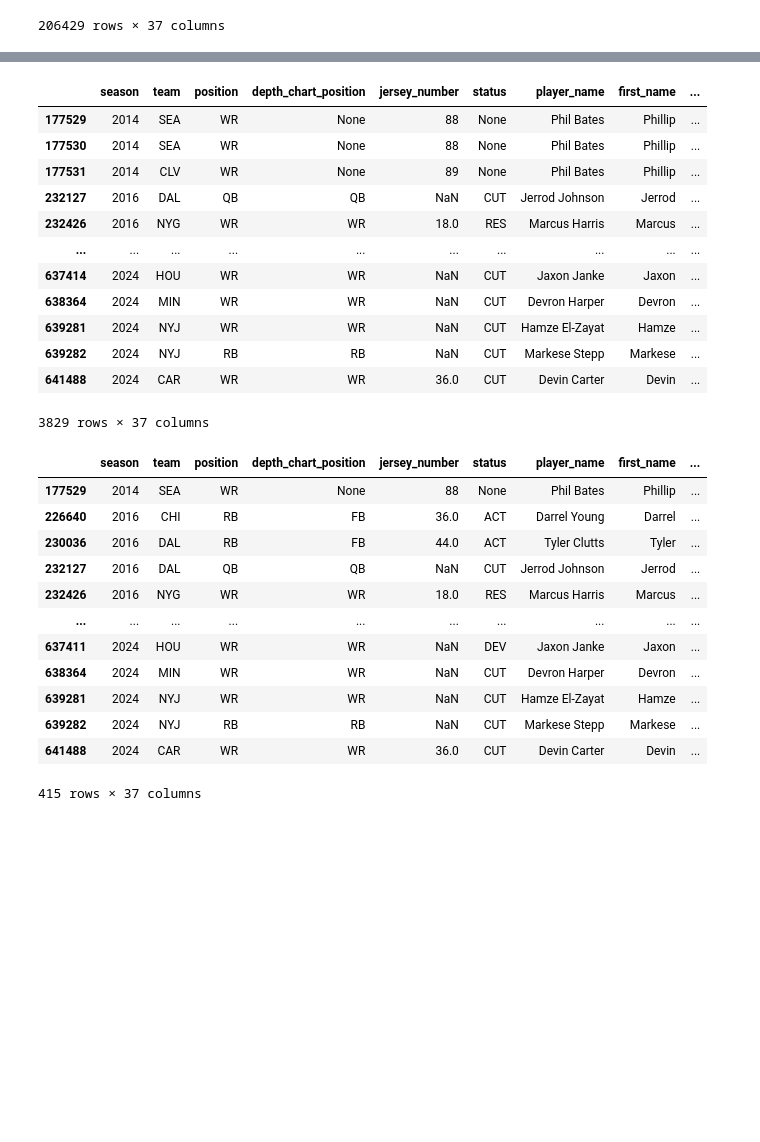
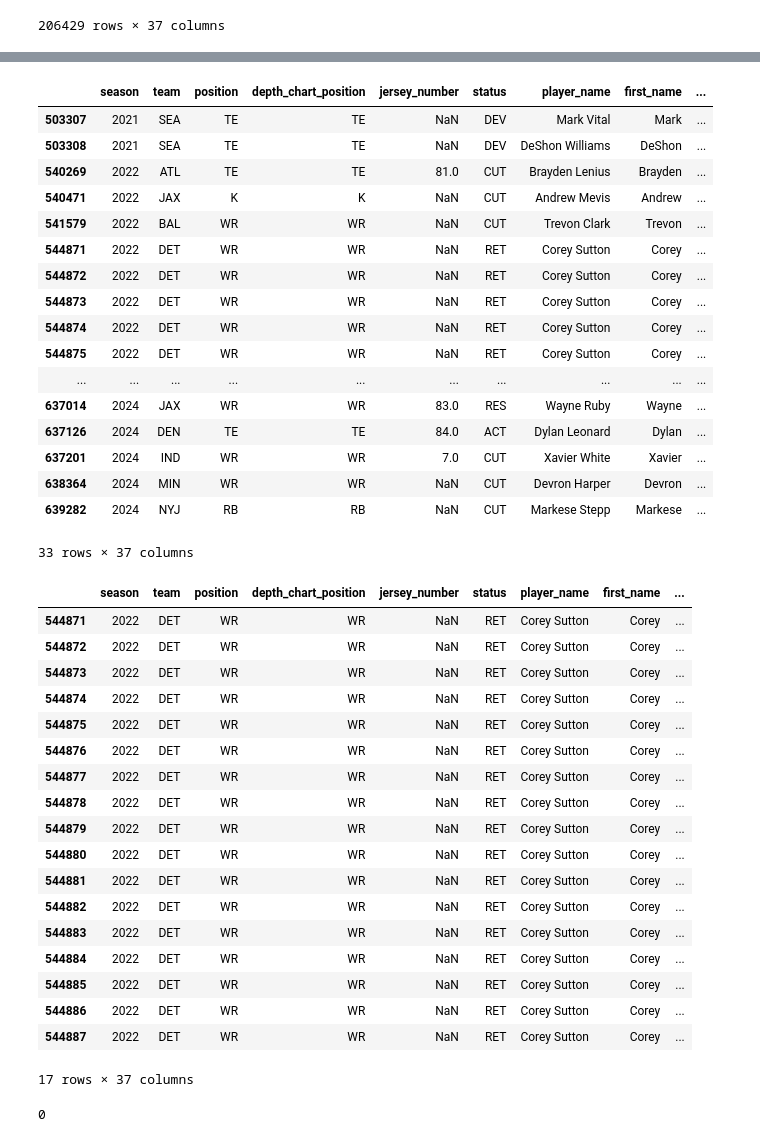
Before and after one commit to nicriv831/NFL-Injury-Risk, a Jupyter notebook: Initial_Run.ipynb, the cells around one changed output, grey strips where cells are left out. Saved outputs shown, nothing was run; the diff lists cells and outputs as text; code cells hidden in the pictures; blank space fills up the shorter version.

```diff
--- a/Initial_Run.ipynb
+++ b/Initial_Run.ipynb
@@ -300,16 +396,21 @@ no_bday[no_bday['player_name'] == 'Michael Vick']
 # %%
-no_bday[no_bday['status'] != 'ACT']
+no_bday[no_bday['esb_id'].isna()]
 # %% [output]
 |  | season | team | position | depth_chart_position | jersey_number | status | player_name | first_name | ... |
-| 177529 | 2014 | SEA | WR | None | 88 | None | Phil Bates | Phillip | ... |
-| 177530 | 2014 | SEA | WR | None | 88 | None | Phil Bates | Phillip | ... |
-| 177531 | 2014 | CLV | WR | None | 89 | None | Phil Bates | Phillip | ... |
-| 232127 | 2016 | DAL | QB | QB | NaN | CUT | Jerrod Johnson | Jerrod | ... |
-| 232426 | 2016 | NYG | WR | WR | 18.0 | RES | Marcus Harris | Marcus | ... |
+| 503307 | 2021 | SEA | TE | TE | NaN | DEV | Mark Vital | Mark | ... |
+| 503308 | 2021 | SEA | TE | TE | NaN | DEV | DeShon Williams | DeShon | ... |
+| 540269 | 2022 | ATL | TE | TE | 81.0 | CUT | Brayden Lenius | Brayden | ... |
+| 540471 | 2022 | JAX | K | K | NaN | CUT | Andrew Mevis | Andrew | ... |
+| 541579 | 2022 | BAL | WR | WR | NaN | CUT | Trevon Clark | Trevon | ... |
+| 544871 | 2022 | DET | WR | WR | NaN | RET | Corey Sutton | Corey | ... |
+| 544872 | 2022 | DET | WR | WR | NaN | RET | Corey Sutton | Corey | ... |
+| 544873 | 2022 | DET | WR | WR | NaN | RET | Corey Sutton | Corey | ... |
+| 544874 | 2022 | DET | WR | WR | NaN | RET | Corey Sutton | Corey | ... |
+| 544875 | 2022 | DET | WR | WR | NaN | RET | Corey Sutton | Corey | ... |
 | ... | ... | ... | ... | ... | ... | ... | ... | ... | ... |
-| 637414 | 2024 | HOU | WR | WR | NaN | CUT | Jaxon Janke | Jaxon | ... |
+| 637014 | 2024 | JAX | WR | WR | 83.0 | RES | Wayne Ruby | Wayne | ... |
+| 637126 | 2024 | DEN | TE | TE | 84.0 | ACT | Dylan Leonard | Dylan | ... |
+| 637201 | 2024 | IND | WR | WR | 7.0 | CUT | Xavier White | Xavier | ... |
 | 638364 | 2024 | MIN | WR | WR | NaN | CUT | Devron Harper | Devron | ... |
-| 639281 | 2024 | NYJ | WR | WR | NaN | CUT | Hamze El-Zayat | Hamze | ... |
 | 639282 | 2024 | NYJ | RB | RB | NaN | CUT | Markese Stepp | Markese | ... |
-| 641488 | 2024 | CAR | WR | WR | 36.0 | CUT | Devin Carter | Devin | ... |
-3829 rows × 37 columns
+33 rows × 37 columns
@@ -318,16 +417,22 @@ no_bday_cupe = no_bday['player_name'].drop_duplicates()
-# %%
-no_bday.drop_duplicates(subset='player_name')
-# %% [output]
-|  | season | team | position | depth_chart_position | jersey_number | status | player_name | first_name | ... |
-| 177529 | 2014 | SEA | WR | None | 88 | None | Phil Bates | Phillip | ... |
-| 226640 | 2016 | CHI | RB | FB | 36.0 | ACT | Darrel Young | Darrel | ... |
-| 230036 | 2016 | DAL | RB | FB | 44.0 | ACT | Tyler Clutts | Tyler | ... |
-| 232127 | 2016 | DAL | QB | QB | NaN | CUT | Jerrod Johnson | Jerrod | ... |
-| 232426 | 2016 | NYG | WR | WR | 18.0 | RES | Marcus Harris | Marcus | ... |
-| ... | ... | ... | ... | ... | ... | ... | ... | ... | ... |
-| 637411 | 2024 | HOU | WR | WR | NaN | DEV | Jaxon Janke | Jaxon | ... |
-| 638364 | 2024 | MIN | WR | WR | NaN | CUT | Devron Harper | Devron | ... |
-| 639281 | 2024 | NYJ | WR | WR | NaN | CUT | Hamze El-Zayat | Hamze | ... |
-| 639282 | 2024 | NYJ | RB | RB | NaN | CUT | Markese Stepp | Markese | ... |
-| 641488 | 2024 | CAR | WR | WR | 36.0 | CUT | Devin Carter | Devin | ... |
-415 rows × 37 columns
+# %%
+ff_weekly[ff_weekly['player_name'] == 'Corey Sutton']
+# %% [output]
+|  | season | team | position | depth_chart_position | jersey_number | status | player_name | first_name | ... |
+| 544871 | 2022 | DET | WR | WR | NaN | RET | Corey Sutton | Corey | ... |
+| 544872 | 2022 | DET | WR | WR | NaN | RET | Corey Sutton | Corey | ... |
+| 544873 | 2022 | DET | WR | WR | NaN | RET | Corey Sutton | Corey | ... |
+| 544874 | 2022 | DET | WR | WR | NaN | RET | Corey Sutton | Corey | ... |
+| 544875 | 2022 | DET | WR | WR | NaN | RET | Corey Sutton | Corey | ... |
+| 544876 | 2022 | DET | WR | WR | NaN | RET | Corey Sutton | Corey | ... |
+| 544877 | 2022 | DET | WR | WR | NaN | RET | Corey Sutton | Corey | ... |
+| 544878 | 2022 | DET | WR | WR | NaN | RET | Corey Sutton | Corey | ... |
+| 544879 | 2022 | DET | WR | WR | NaN | RET | Corey Sutton | Corey | ... |
+| 544880 | 2022 | DET | WR | WR | NaN | RET | Corey Sutton | Corey | ... |
+| 544881 | 2022 | DET | WR | WR | NaN | RET | Corey Sutton | Corey | ... |
+| 544882 | 2022 | DET | WR | WR | NaN | RET | Corey Sutton | Corey | ... |
+| 544883 | 2022 | DET | WR | WR | NaN | RET | Corey Sutton | Corey | ... |
+| 544884 | 2022 | DET | WR | WR | NaN | RET | Corey Sutton | Corey | ... |
+| 544885 | 2022 | DET | WR | WR | NaN | RET | Corey Sutton | Corey | ... |
+| 544886 | 2022 | DET | WR | WR | NaN | RET | Corey Sutton | Corey | ... |
+| 544887 | 2022 | DET | WR | WR | NaN | RET | Corey Sutton | Corey | ... |
+17 rows × 37 columns
@@ -333,0 +441,4 @@ no_bday.drop_duplicates(subset='player_name')
+# %%
+ff_weekly['esb_id'].isna().sum()
+# %% [output]
+0
```
Also changed, not shown: parts of 39 cells of this notebook, 1 other file.
